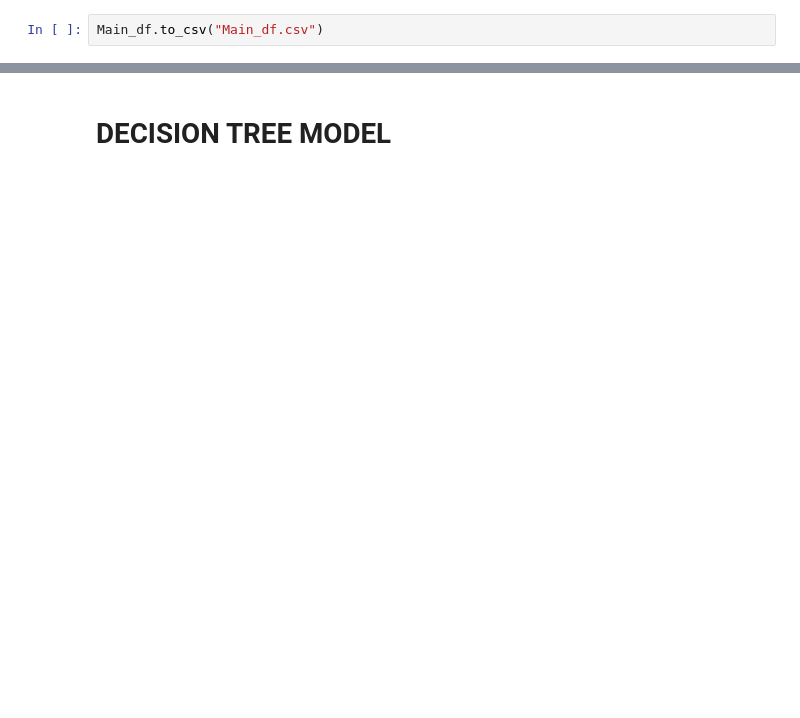
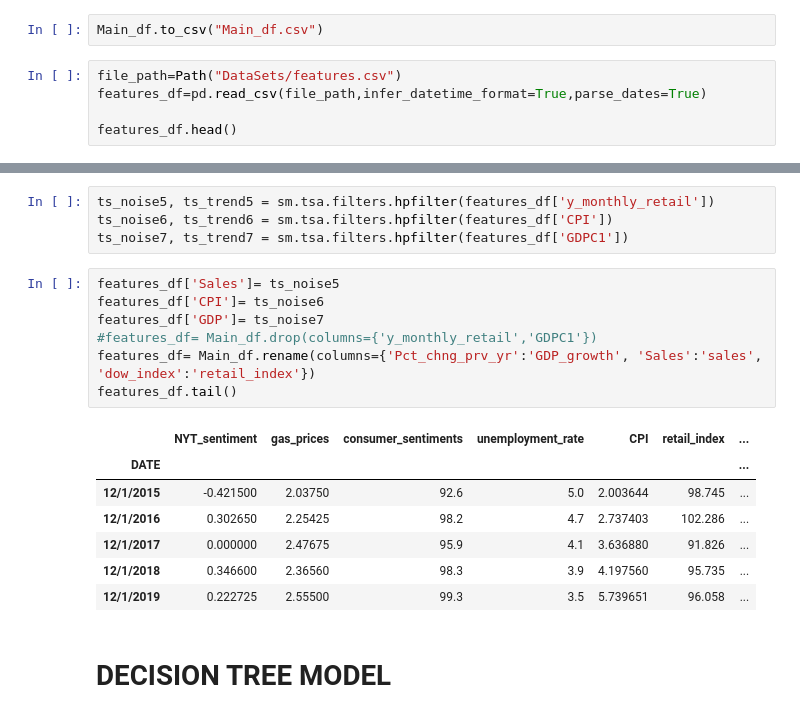
Before and after one commit to junaidqamer/HolidaySales, a Jupyter notebook: Main_notebook.ipynb, the cells around one changed output, grey strips where cells are left out. Saved outputs shown, nothing was run; the diff lists cells and outputs as text; blank space fills up the shorter version.

```diff
--- a/Main_notebook.ipynb
+++ b/Main_notebook.ipynb
@@ -653,2 +651,7 @@ Main_df.head()
 # %%
 Main_df.to_csv("Main_df.csv")
+# %%
+file_path=Path("DataSets/features.csv")
+features_df=pd.read_csv(file_path,infer_datetime_format=True,parse_dates=True)
+
+features_df.head()
@@ -655,3 +665,22 @@ Main_df.to_csv("Main_df.csv")
+# %%
+ts_noise5, ts_trend5 = sm.tsa.filters.hpfilter(features_df['y_monthly_retail'])
+ts_noise6, ts_trend6 = sm.tsa.filters.hpfilter(features_df['CPI'])
+ts_noise7, ts_trend7 = sm.tsa.filters.hpfilter(features_df['GDPC1'])
+# %%
+features_df['Sales']= ts_noise5
+features_df['CPI']= ts_noise6
+features_df['GDP']= ts_noise7
+#features_df= Main_df.drop(columns={'y_monthly_retail','GDPC1'})
+features_df= Main_df.rename(columns={'Pct_chng_prv_yr':'GDP_growth', 'Sales':'sales', 'dow_index':'retail_index'})
+features_df.tail()
+# %% [output]
+|  | NYT_sentiment | gas_prices | consumer_sentiments | unemployment_rate | CPI | retail_index | ... |
+| DATE |  |  |  |  |  |  | ... |
+| 12/1/2015 | -0.421500 | 2.03750 | 92.6 | 5.0 | 2.003644 | 98.745 | ... |
+| 12/1/2016 | 0.302650 | 2.25425 | 98.2 | 4.7 | 2.737403 | 102.286 | ... |
+| 12/1/2017 | 0.000000 | 2.47675 | 95.9 | 4.1 | 3.636880 | 91.826 | ... |
+| 12/1/2018 | 0.346600 | 2.36560 | 98.3 | 3.9 | 4.197560 | 95.735 | ... |
+| 12/1/2019 | 0.222725 | 2.55500 | 99.3 | 3.5 | 5.739651 | 96.058 | ... |
 # %% [markdown]
 # DECISION TREE MODEL
 # %%
```
Also changed, not shown: parts of 7 cells of this notebook, 1 other file.
